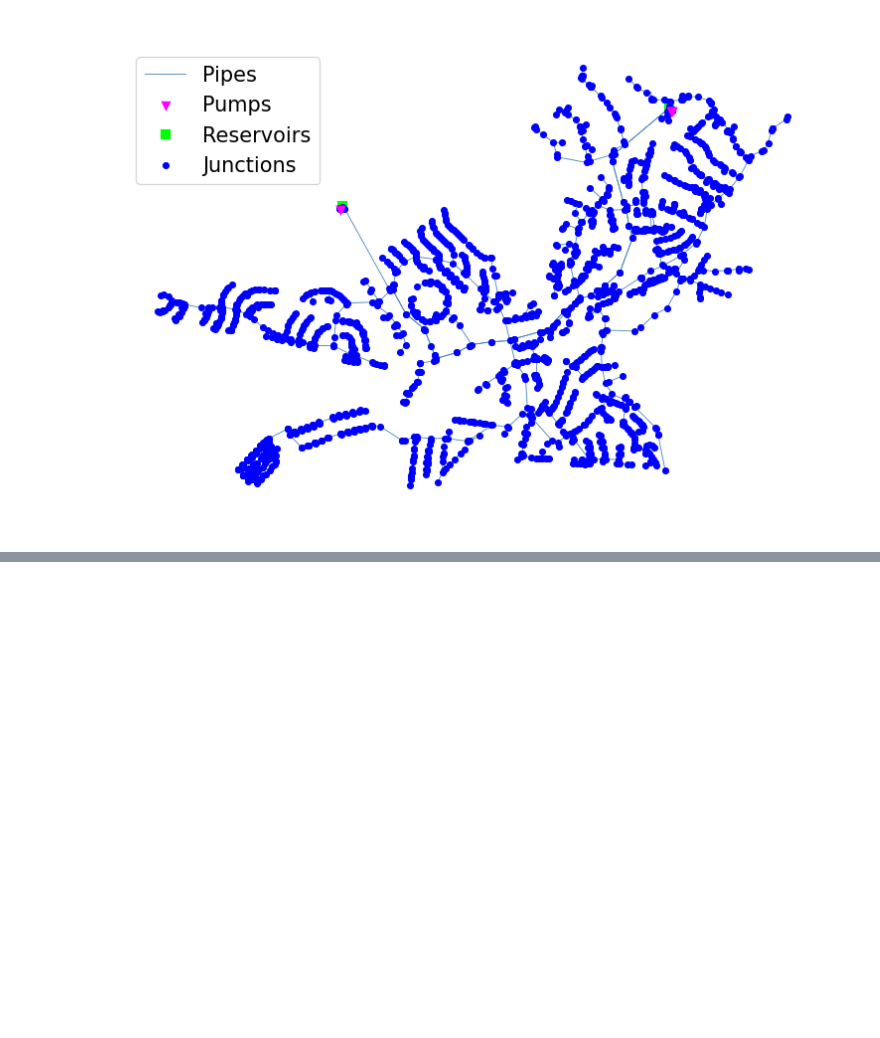
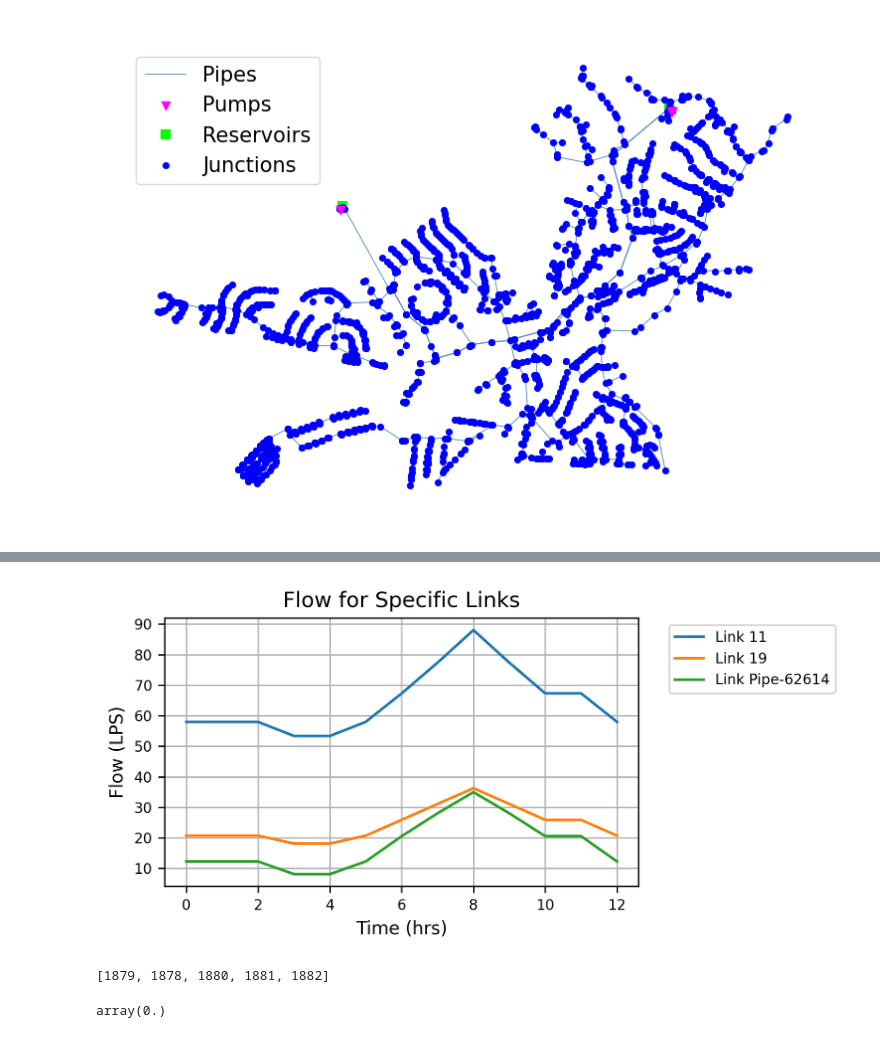
Before and after one commit to frodibrooks/OptimisedHeating, a Jupyter notebook: Epanet_python/Simulate_Vatnsendi.ipynb, the cells around one changed output, grey strips where cells are left out. Cells and saved outputs as stored; diff of their text form; code cells hidden in the pictures; blank space fills up the shorter version.

```diff
--- a/Epanet_python/Simulate_Vatnsendi.ipynb
+++ b/Epanet_python/Simulate_Vatnsendi.ipynb
@@ -75,0 +96,15 @@ IndexError: list index out of range
+# %%
+def get_link_indices(d, link_names_input):
+    # Get the list of link names
+    link_names = d.getLinkNameID()
+
+    # Create a dictionary to map link names to indices using the list's index method
+    link_name_to_index = {name: index for index, name in enumerate(link_names)}
+
+    # Return a list of indices corresponding to the input link names (adding 1 for correct index)
+    link_indices = [link_name_to_index.get(name, None) +1 for name in link_names_input]
+
+    return link_indices
+
+
+# print(d.getLinkNameID())
@@ -75,0 +119,43 @@ IndexError: list index out of range
+# %%
+link_input_names = ['11','19','Pipe-62614']
+link_indices = get_link_indices(d,link_input_names)
+
+
+# Create a figure
+plt.figure(figsize=(6, 3))
+
+# Loop through each link index and plot the corresponding absolute flow
+for index in link_indices:
+    # Extract the flow for the link and take the absolute value
+    flow = np.abs(hyd_res.Flow[:, index - 1])  # Take absolute value of flow
+    # Plot the absolute flow over time
+    plt.plot(hrs_time, flow, label=f'Link {d.getLinkNameID(index)}')
+
+# Customize the plot
+plt.title('Flow for Specific Links')
+plt.xlabel('Time (hrs)')
+plt.ylabel(f'Flow ({d.units.LinkFlowUnits})')  # Units of link flow
+
+# Add a grid for better visualization
+plt.grid(True)
+
+# Add a legend with the links, placed outside the plot to avoid cluttering
+plt.legend(loc='upper left', bbox_to_anchor=(1.05, 1), fontsize=8)
+
+# Adjust layout to prevent clipping of legend
+plt.tight_layout()
+
+# Show the plot
+plt.show()
+# %% [output]
+[figure, added]
+# %%
+link_input_names = ['17','10','25','26','27']
+link_indices = get_link_indices(d,link_input_names)
+link_indices
+# %% [output]
+[1879, 1878, 1880, 1881, 1882]
+# %%
+d.getLinkEnergy(1881)
+# %% [output]
+array(0.)
```
Also changed, not shown: parts of 9 cells of this notebook, 4 other files.
